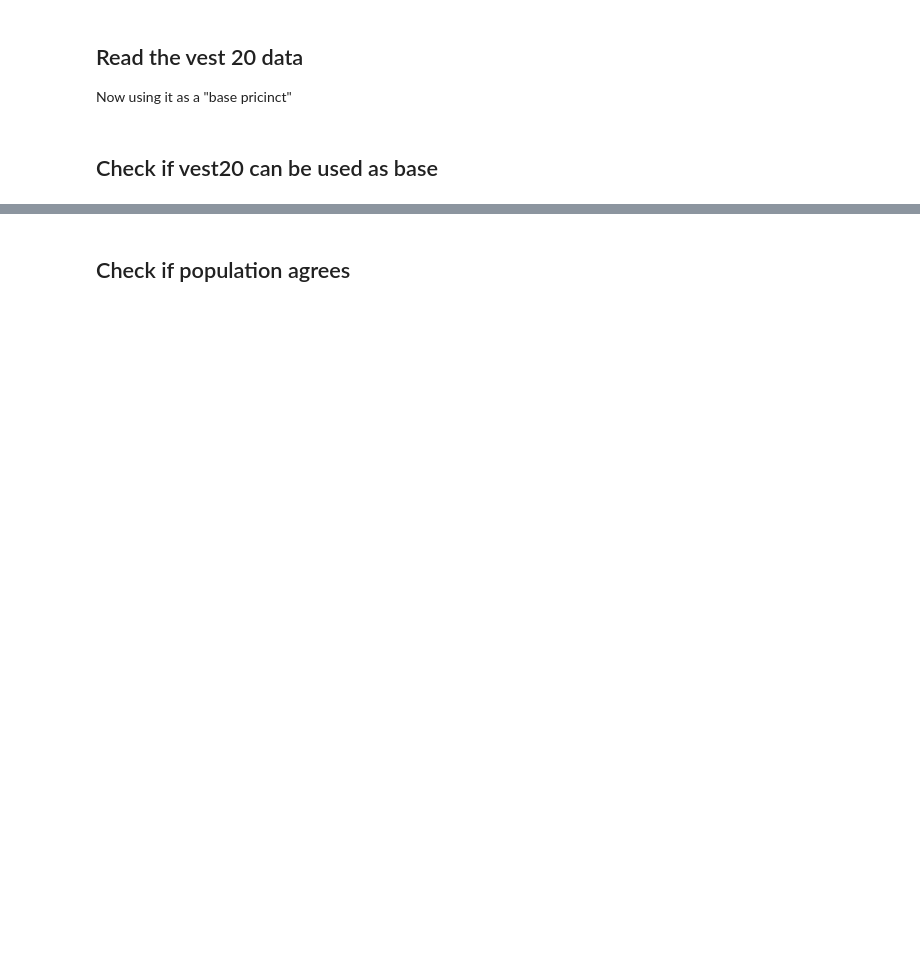
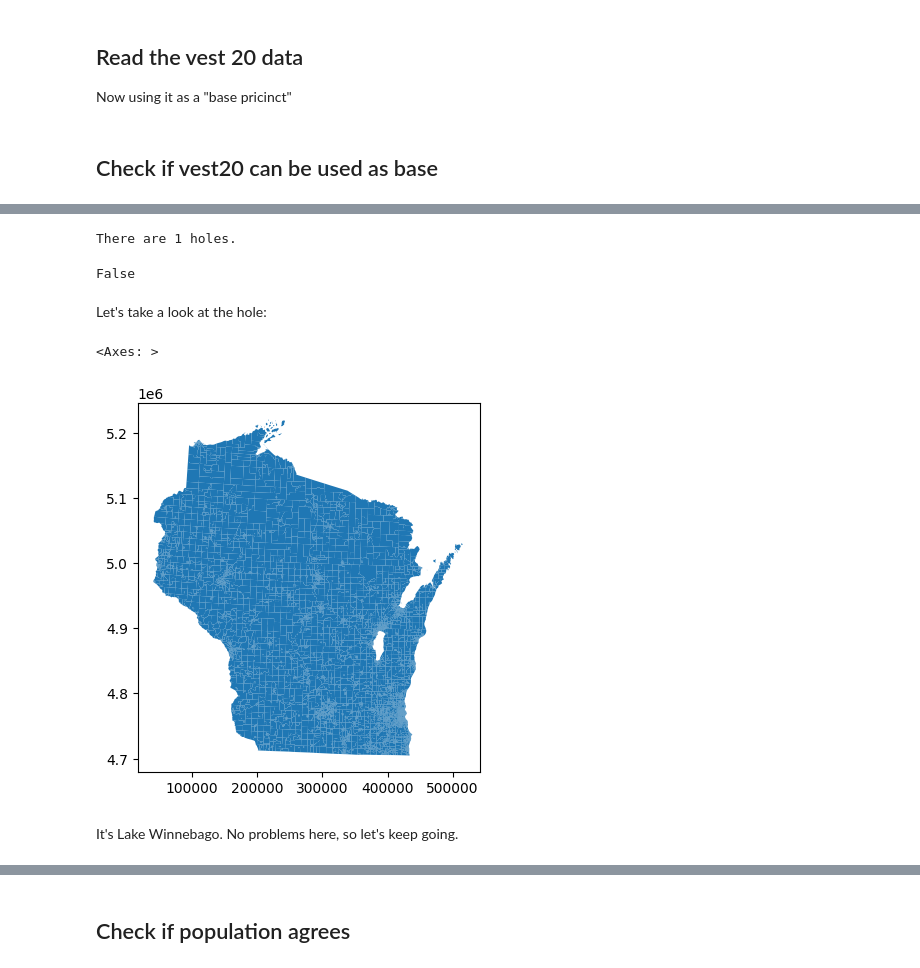
Before and after one commit to eveomett-states/Wisconsin, a Jupyter notebook: wi.ipynb, the cells around one changed output, grey strips where cells are left out. Saved outputs shown, nothing was run; the diff lists cells and outputs as text; code cells hidden in the pictures; blank space fills up the shorter version.

```diff
--- a/wi.ipynb
+++ b/wi.ipynb
@@ -168,5 +205,3 @@ def add_vest_base(vest, start_col, year):
 ## Check if vest20 can be used as base
 # %%
 vest20 = gpd.read_file(vest20_data)
-if maup.doctor(vest20) != True:
-    vest20 = do_smart_repair(vest20)
@@ -208,6 +217,6 @@ Exception: smart_repair failed
 # %%
-start_col = 6
+start_col = 9
 vest_base_data = vest20
 year = '20'
 # %%
-vest_base = add_vest_base(vest_base_data, start_col, year)
+vest_base = add_vest_base(vest_base_data, start_col, year, county = county_df)
@@ -213,0 +242,2 @@ vest_base = add_vest_base(vest_base_data, start_col, year)
+# %%
+vest_base = do_smart_repair(vest_base, min_rook_length = 30.5, snap_precision = 8)
@@ -214,3 +253,17 @@ vest_base = add_vest_base(vest_base_data, start_col, year)
+# %%
+maup.doctor(vest_base)
+# %% [output]
+There are 1 holes.
+False
+# %% [markdown]
+Let's take a look at the hole:
+# %%
+vest_base.plot()
+# %% [output]
+<Axes: >
+[figure, added]
+# %% [markdown]
+It's Lake Winnebago.  No problems here, so let's keep going.
 # %%
 # vap and population have the same GEOID20
 blocks_to_precincts_assignment = maup.assign(population_df.geometry, vest_base.geometry)
```
Also changed, not shown: parts of 49 cells of this notebook, 1 other file.
